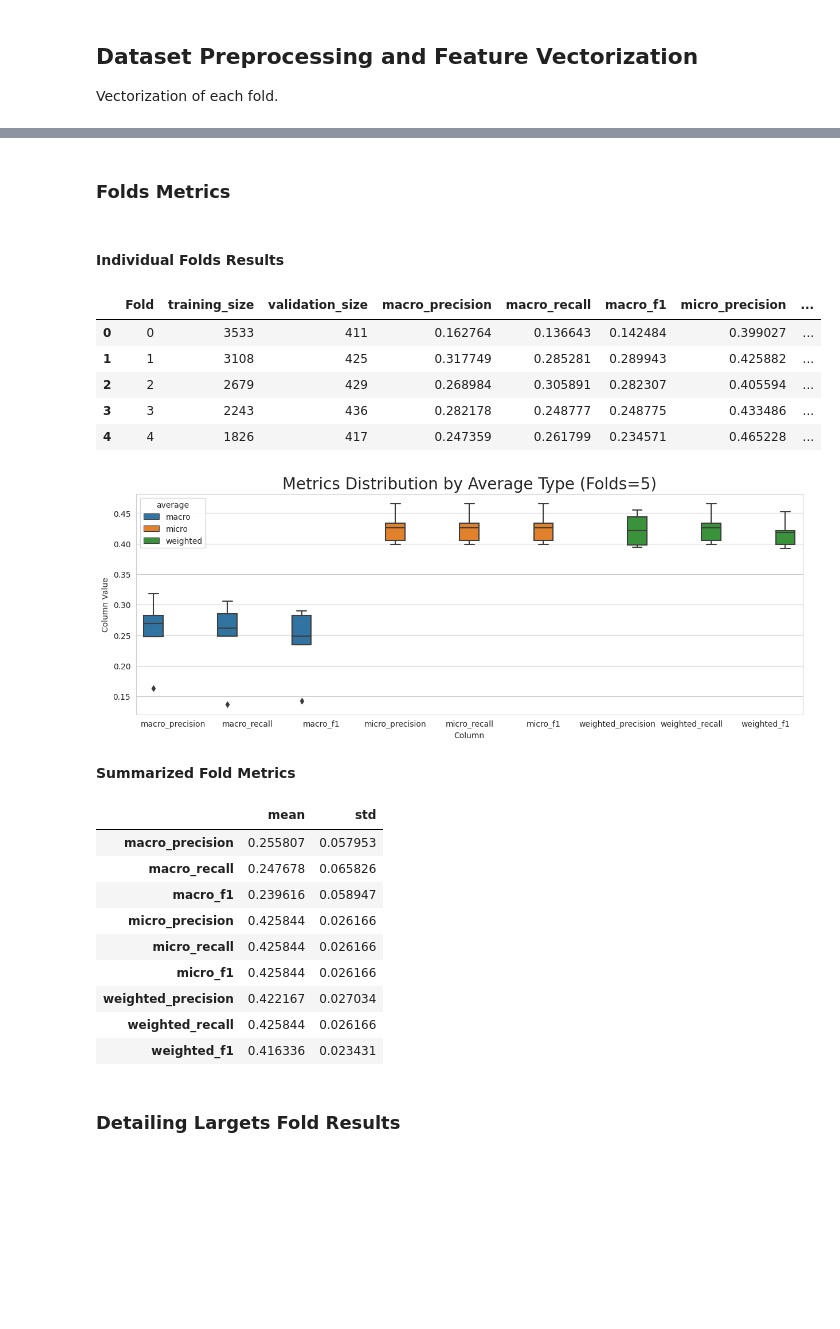
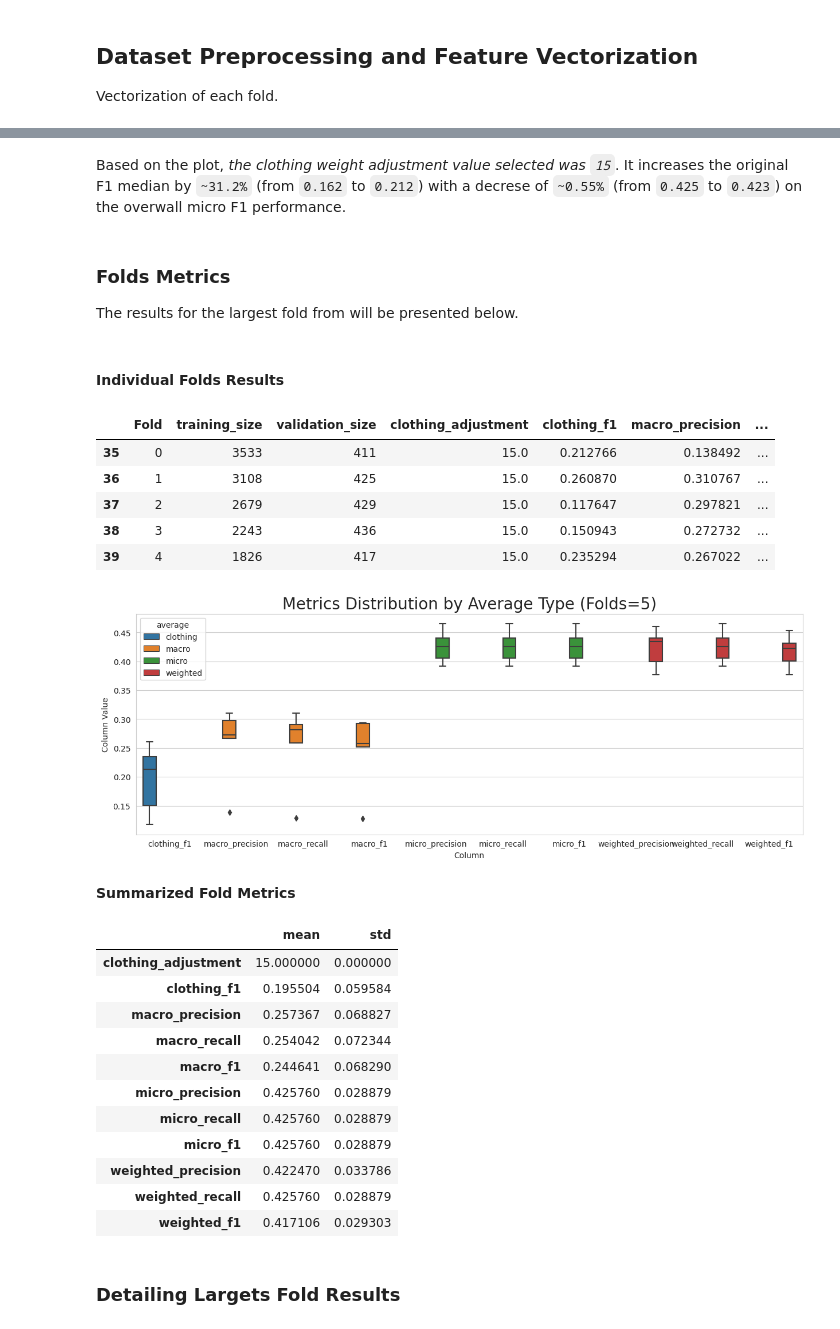
Before and after one commit to brunovilar/financial_transactions_classification, a Jupyter notebook: application/notebooks/03.2_TrainModifiedModel.ipynb, the cells around one changed output, grey strips where cells are left out. Saved outputs shown, nothing was run; the diff lists cells and outputs as text; code cells hidden in the pictures; blank space fills up the shorter version.

```diff
--- a/application/notebooks/03.2_TrainModifiedModel.ipynb
+++ b/application/notebooks/03.2_TrainModifiedModel.ipynb
@@ -93,7 +108,11 @@ COLUMNS_SELECTION  = combine_feature_columns(HIGH_CARDINALITY_CATEGORICAL_COLUMN
                                              BINARY_COLUMNS,
                                              NUMERIC_COLUMNS)
 
-EXPERIMENT_RUN_NAME = 'Base Model'
+
+WEIGHT_ADJUSTMENT_OPTIONS = [1, 1.5, 2, 2.5, 3, 5, 10,
+                             15, 20, 30, 50, 100, 150, 200]
+
+EXPERIMENT_RUN_NAME = 'Modified Model'
 # %% [markdown]
 ## MLflow Settings
 # %%
@@ -176,41 +281,47 @@ Wall time: 53.4 s
+# %% [markdown]
+Based on the plot, *the clothing weight adjustment value selected was `15`*.  It increases the original F1 median by `~31.2%` (from `0.162` to `0.212`) with a decrese of `~0.55%` (from `0.425` to `0.423`) on the overwall micro F1 performance.
 # %% [markdown]
 ### Folds Metrics
+
+The results for the largest fold from will be presented below.
 # %%
-folds_evaluation_df = pd.DataFrame(iterations_tracking)
+folds_evaluation_df = pd.DataFrame(iterations_tracking).query('clothing_adjustment == 15')
 
 display(HTML('<h4>Individual Folds Results</h4>'))
 display(folds_evaluation_df)
 
 plot_folds_metrics(folds_evaluation_df)
 
 display(HTML('<strong>Summarized Fold Metrics</strong>'))
 summarized_validation_metrics_df = (
     folds_evaluation_df
     .drop(columns=['Fold', 'training_size', 'validation_size'])
     .agg(['mean', 'std'])
     .T
 )
 display(summarized_validation_metrics_df)
 # %% [output]
 Individual Folds Results
-|  | Fold | training_size | validation_size | macro_precision | macro_recall | macro_f1 | micro_precision | ... |
-| 0 | 0 | 3533 | 411 | 0.162764 | 0.136643 | 0.142484 | 0.399027 | ... |
-| 1 | 1 | 3108 | 425 | 0.317749 | 0.285281 | 0.289943 | 0.425882 | ... |
-| 2 | 2 | 2679 | 429 | 0.268984 | 0.305891 | 0.282307 | 0.405594 | ... |
-| 3 | 3 | 2243 | 436 | 0.282178 | 0.248777 | 0.248775 | 0.433486 | ... |
-| 4 | 4 | 1826 | 417 | 0.247359 | 0.261799 | 0.234571 | 0.465228 | ... |
+|  | Fold | training_size | validation_size | clothing_adjustment | clothing_f1 | macro_precision | ... |
+| 35 | 0 | 3533 | 411 | 15.0 | 0.212766 | 0.138492 | ... |
+| 36 | 1 | 3108 | 425 | 15.0 | 0.260870 | 0.310767 | ... |
+| 37 | 2 | 2679 | 429 | 15.0 | 0.117647 | 0.297821 | ... |
+| 38 | 3 | 2243 | 436 | 15.0 | 0.150943 | 0.272732 | ... |
+| 39 | 4 | 1826 | 417 | 15.0 | 0.235294 | 0.267022 | ... |
-[figure, old version]
+[figure, new version]
 Summarized Fold Metrics
 |  | mean | std |
-| macro_precision | 0.255807 | 0.057953 |
-| macro_recall | 0.247678 | 0.065826 |
-| macro_f1 | 0.239616 | 0.058947 |
-| micro_precision | 0.425844 | 0.026166 |
-| micro_recall | 0.425844 | 0.026166 |
-| micro_f1 | 0.425844 | 0.026166 |
-| weighted_precision | 0.422167 | 0.027034 |
-| weighted_recall | 0.425844 | 0.026166 |
-| weighted_f1 | 0.416336 | 0.023431 |
+| clothing_adjustment | 15.000000 | 0.000000 |
+| clothing_f1 | 0.195504 | 0.059584 |
+| macro_precision | 0.257367 | 0.068827 |
+| macro_recall | 0.254042 | 0.072344 |
+| macro_f1 | 0.244641 | 0.068290 |
+| micro_precision | 0.425760 | 0.028879 |
+| micro_recall | 0.425760 | 0.028879 |
+| micro_f1 | 0.425760 | 0.028879 |
+| weighted_precision | 0.422470 | 0.033786 |
+| weighted_recall | 0.425760 | 0.028879 |
+| weighted_f1 | 0.417106 | 0.029303 |
 # %% [markdown]
 ### Detailing Largets Fold Results
 # %% [markdown]
```
Also changed, not shown: parts of 17 cells of this notebook, 7 other files.
